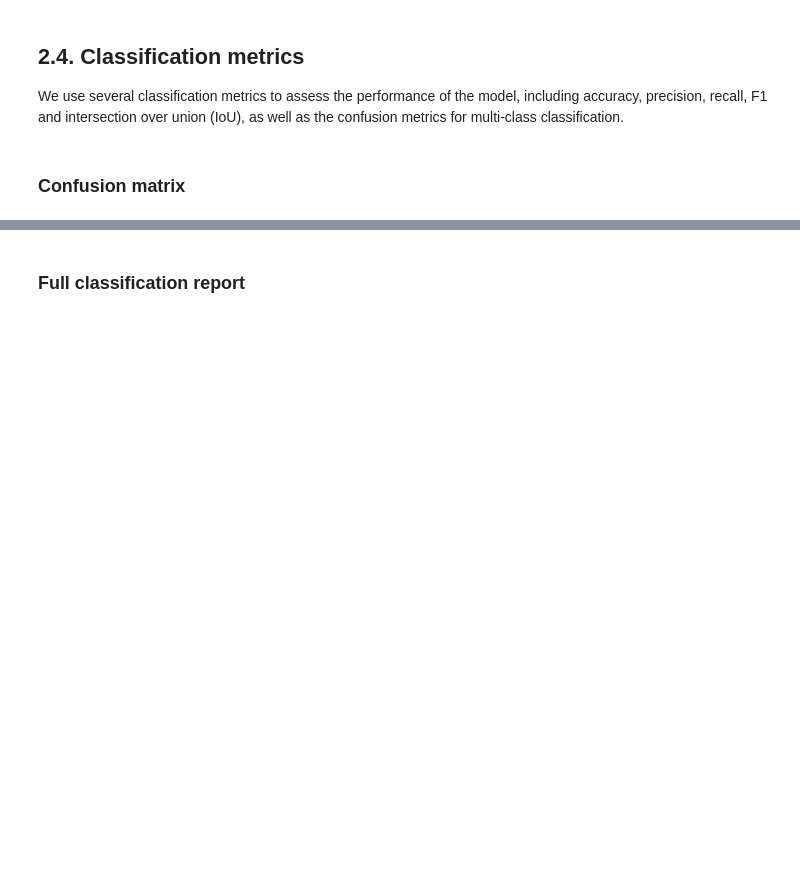
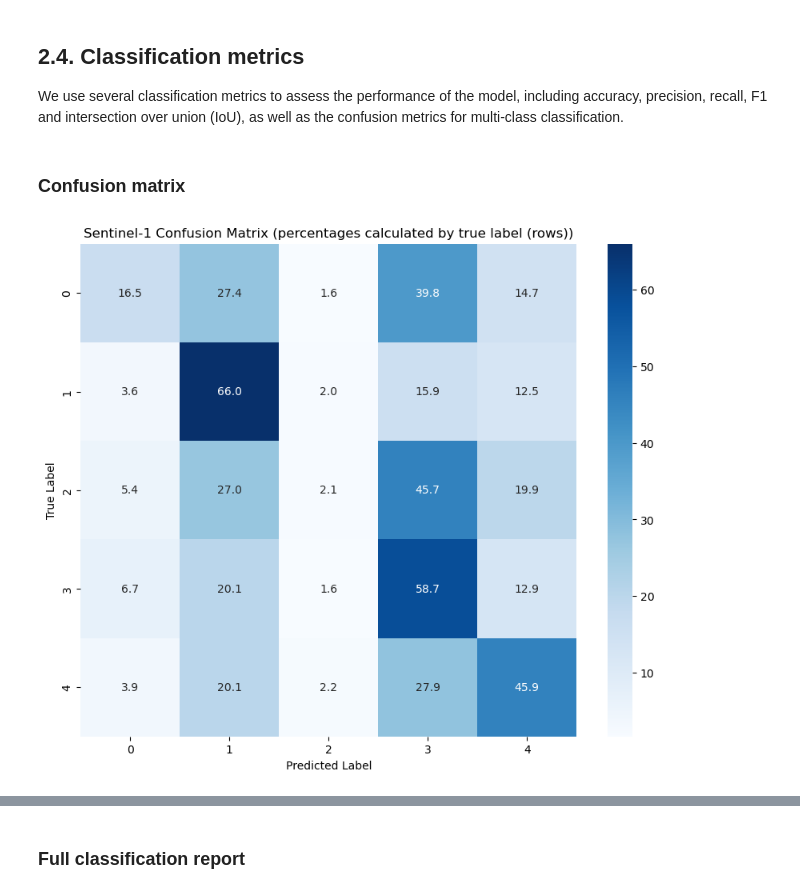
Before and after one commit to pablo-fdz/DL_improc_final_project, a Jupyter notebook: 5_2_evaluation_on_test_S1.ipynb, the cells around one changed output, grey strips where cells are left out. Drawn from its saved outputs; the diff is of its cells as text; code cells hidden in the pictures; blank space fills up the shorter version.

```diff
--- a/5_2_evaluation_on_test_S1.ipynb
+++ b/5_2_evaluation_on_test_S1.ipynb
@@ -218,13 +265,15 @@ model = utilities.load_model(os.path.join('models', model_name))
 For more information, check the `predict` function in the `library`. It follows the same logic as the `train_model` function, but is optimized for inference.
 # %%
 # Make predictions on the test set
-test_predictions, test_labels = nn_model.predict(
-    model=model,
-    dataloader=test_loader,
-    device=device,
-    num_classes=5,  # Number of classes in the dataset (0-4 for none to high burn severity)
-    return_probs=False,  # Get predictions as class labels
-)
+test_probabilities, test_labels = nn_model.predict(model=model,
+                                                   dataloader=test_loader,
+                                                   device=device,
+                                                   num_classes=5,  # Number of classes (0-4)
+                                                   return_probs=True,  # Get prediction (softmax) probabilities
+                                                   )
 
+test_predictions = torch.argmax(test_probabilities, dim=1)  # Get the predicted labels (max probability)
+
+print(f"Probabilities shape: {test_probabilities.shape}")
 print(f"Predictions shape: {test_predictions.shape}")
 print(f"Labels shape: {test_labels.shape}")
@@ -276,25 +344,28 @@ We use several classification metrics to assess the performance of the model, in
 # %%
 # Flatten the predictions and labels to 1D arrays for confusion matrix calculation
 y_pred_flat = test_predictions.flatten()
 y_true_flat = test_labels.flatten()
 
 # Convert to numpy arrays if they're not already
 if torch.is_tensor(y_pred_flat):
     y_pred_flat = y_pred_flat.cpu().numpy()
     y_true_flat = y_true_flat.cpu().numpy()
 
 # Define class names for the plot
-class_names = ['Unburned', 'Low Sev.', 'Moderate-Low Sev.', 'Moderate-High Sev.', 'High Sev.']
+class_names = ['0', '1', '2', '3', '4']
 
 # Compute confusion matrix
 conf_matrix = confusion_matrix(y_true_flat, y_pred_flat)
+conf_pct = conf_matrix.astype('float') / conf_matrix.sum(axis=1)[:, np.newaxis] * 100
 
 # Visualization of confusion matrix
 plt.figure(figsize=(10, 8))
-sns.heatmap(conf_matrix, annot=True, fmt='d', cmap='Blues',
+sns.heatmap(conf_pct, annot=True, fmt='.1f', cmap='Blues',
             xticklabels=class_names,
             yticklabels=class_names)
 plt.xlabel('Predicted Label')
 plt.ylabel('True Label')
-plt.title('Confusion Matrix for Burn Severity')
+plt.title('Sentinel-1 Confusion Matrix (percentages calculated by true label (rows))')
 plt.show()
+# %% [output]
+[figure, added]
```
Also changed, not shown: parts of 37 cells of this notebook, 1 other file.
